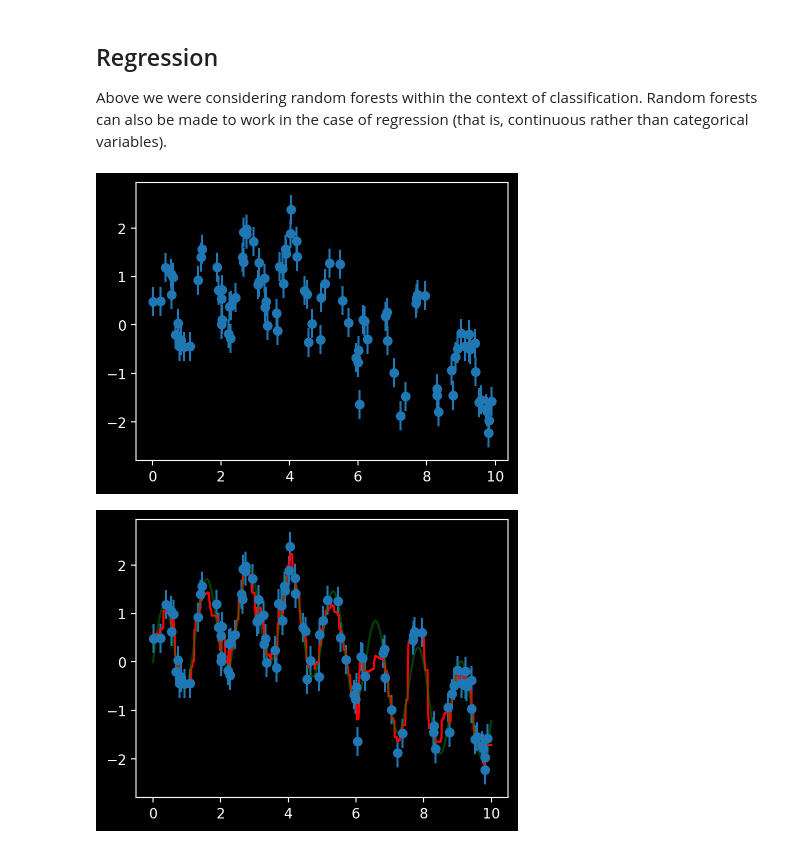
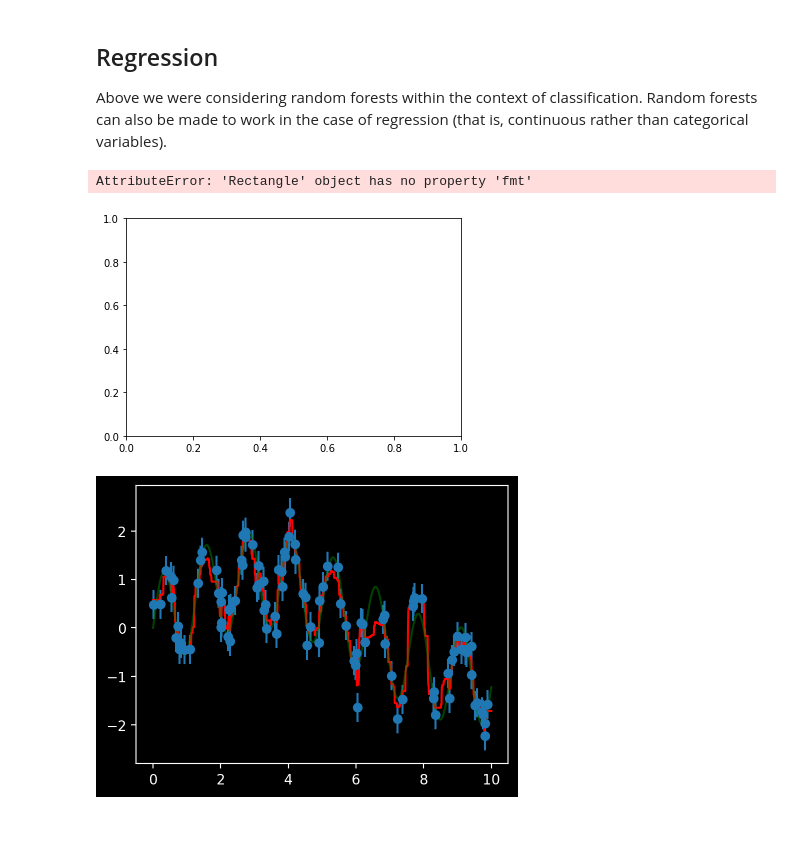
Before and after one commit to kirenz/ds-python, a Jupyter notebook: docs/trees.ipynb, the cells around one changed output. Drawn from its saved outputs; the diff is of its cells as text; code cells hidden in the pictures.

```diff
--- a/docs/trees.ipynb
+++ b/docs/trees.ipynb
@@ -223,20 +268,21 @@ By averaging over 100 randomly decision tree models, we end up with an overall m
 Above we were considering random forests within the context of classification. Random forests can also be made to work in the case of regression (that is, continuous rather than categorical variables).
 # %%
 # HIDE CODE
+
 # make data
 x = 10 * np.random.rand(100)
 def model(x, sigma=0.3):
     fast_oscillation = np.sin(5 * x)
     slow_oscillation = np.sin(0.5 * x)
     noise = sigma * np.random.randn(len(x))
     return slow_oscillation + fast_oscillation + noise
 
 y = model(x)
 ytrue = model(xfit, 0)
-
-plt.errorbar(x, y, 0.3, fmt='o');
+plt.bar(x, y, 0.3, fmt='o');
 # %% [output]
+AttributeError: 'Rectangle' object has no property 'fmt'
-[figure, old version]
+[figure, new version]
 # %%
 xfit = np.linspace(0, 10, 1000)
 
```
Also changed, not shown: parts of 31 cells of this notebook, 2 other files.
